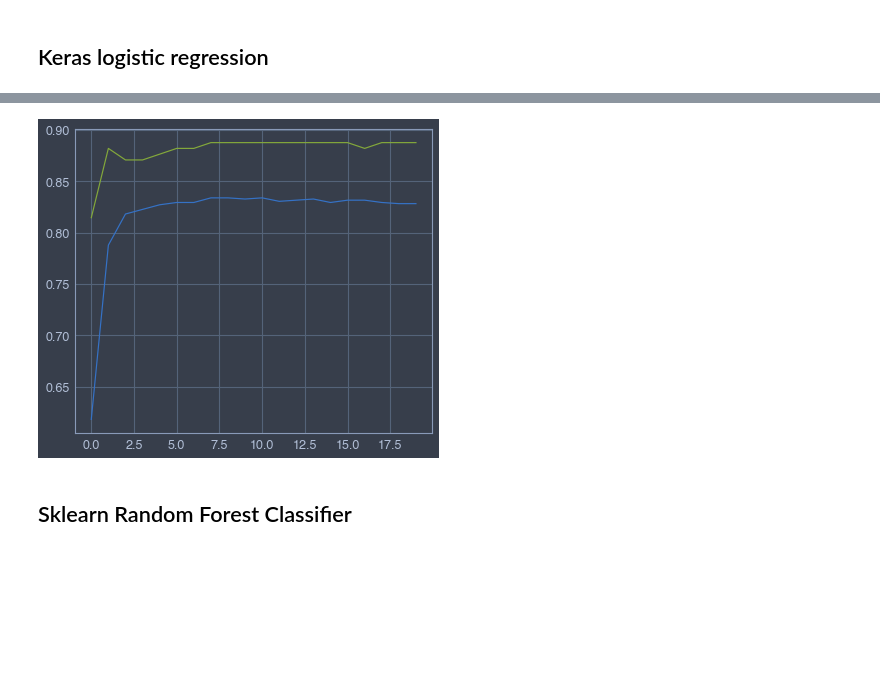
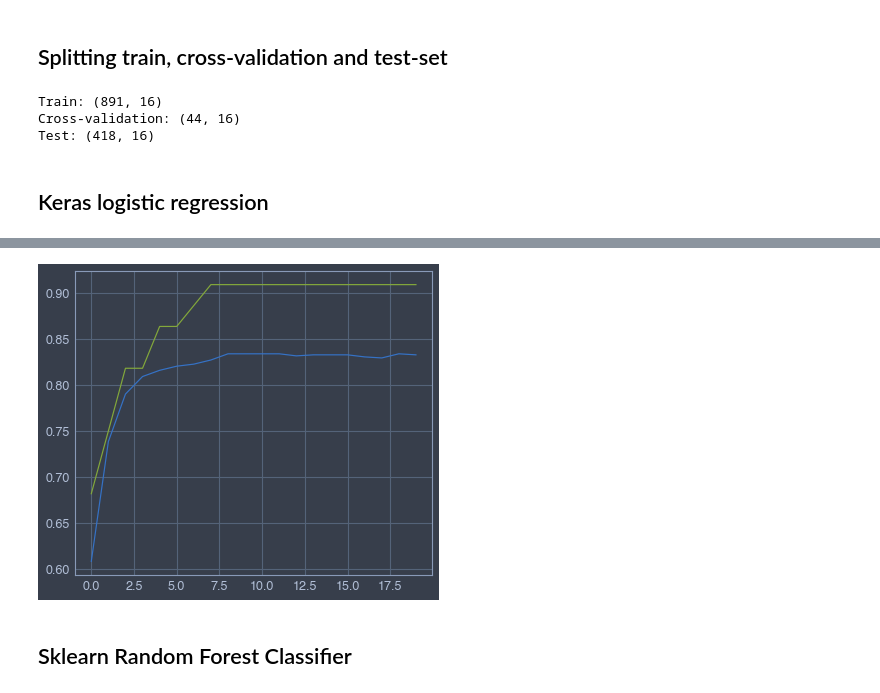
Before and after one commit to t0mm4rx/kaggle_titanic_challenge, a Jupyter notebook: Model.ipynb, the cells around one changed output, grey strips where cells are left out. Saved outputs shown, nothing was run; the diff lists cells and outputs as text; code cells hidden in the pictures; blank space fills up the shorter version.

```diff
--- a/Model.ipynb
+++ b/Model.ipynb
@@ -12,8 +19,12 @@ jtplot.style()
 # %%
 def preprocess(data, scales=None):
+    # Create ticket feature
+    data["CabinAfter"] = data["Cabin"].str.extract(r'([A-Za-z])')
+    data["CabinAfter"].replace(to_replace=["T"], value="U", inplace=True)
     # Filling missing values with median
     data["Age"] = data["Age"].fillna(data["Age"].median())
     data["Fare"] = data["Fare"].fillna(data["Fare"].median())
+    data["CabinAfter"] = data["CabinAfter"].fillna("U")
     # Filling missing embarked with C
     data["Embarked"] = data["Embarked"].fillna("C")
     # Creating family feature
@@ -29,6 +40,9 @@ def preprocess(data, scales=None):
     data = pd.concat([data, pd.get_dummies(data["Pclass"], prefix='Class')], axis=1)
     data = pd.concat([data, pd.get_dummies(data["Embarked"], prefix='Embarked')], axis=1)
     data = pd.concat([data, pd.get_dummies(data["Title"], prefix='Title')], axis=1)
+#     data = pd.concat([data, pd.get_dummies(data["CabinAfter"], prefix='Cabin')], axis=1)
+
+    data["Fare"] /= (data["Family"] + 1)
 
     # Dropping useless columns
     data.drop(columns=[
@@ -39,6 +53,7 @@ def preprocess(data, scales=None):
         'Ticket',
         'Embarked',
         'Title',
+        'CabinAfter',
         'Cabin'], inplace=True)
 
     # Normalizing data
@@ -114,14 +157,36 @@ y_test = targets[-test_prop:]
+# %% [markdown]
+## Splitting train, cross-validation and test-set
+# %%
+cv_prop = 5
+i = int(features.shape[0] * cv_prop / 100)
+x_train = features
+y_train = targets
+x_cv = features[-i:]
+y_cv = targets[-i:]
+x_test = test_features
+y_test = test_targets
+
+print("Train: {}".format(x_train.shape))
+print("Cross-validation: {}".format(x_cv.shape))
+print("Test: {}".format(x_test.shape))
+# %% [output]
+Train: (891, 16)
+Cross-validation: (44, 16)
+Test: (418, 16)
 # %% [markdown]
 ## Keras logistic regression
 # %%
 # Create a model
-model = tf.keras.models.Sequential([
+keras_log = tf.keras.models.Sequential([
     tf.keras.layers.Dense(1, activation='sigmoid', input_shape=(features.shape[1],)),
-#     tf.keras.layers.Dense(1, activation='sigmoid'),
 ])
-model.compile(optimizer='adam', loss='binary_crossentropy', metrics=['binary_accuracy'])
-model.summary()
-history = model.fit(x=features, y=targets, batch_size=2, epochs=20, shuffle=True, validation_data=(x_test, y_test))
+keras_log.compile(optimizer='adam', loss='binary_crossentropy', metrics=['binary_accuracy'])
+keras_log.summary()
+history = keras_log.fit(x=features, y=targets, batch_size=2, epochs=20, shuffle=True, validation_data=(x_cv, y_cv))
+
+y_pred = keras_log.predict(x_test) > 0.5
+print("Test accuracy: {:.2f}%".format(metrics.accuracy_score(y_pred, y_test) * 100))
+
 plt.plot(history.history['binary_accuracy'])
 plt.plot(history.history['val_binary_accuracy'])
 plt.show()
@@ -146,4 +211,4 @@ Epoch 20/20
-[figure, old version]
+[figure, new version]
 # %% [markdown]
 ## Sklearn Random Forest Classifier
 # %%
```
Also changed, not shown: parts of 20 cells of this notebook, 11 other files.
